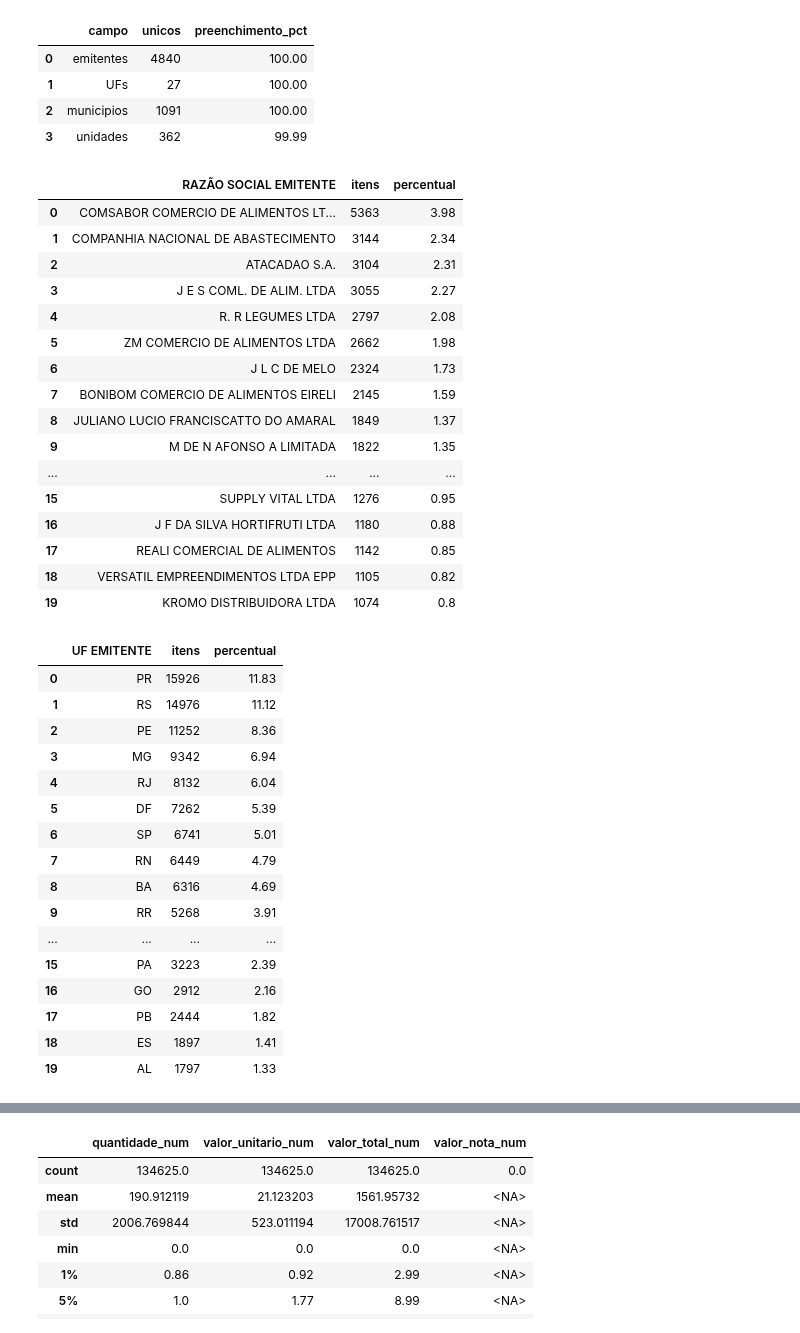
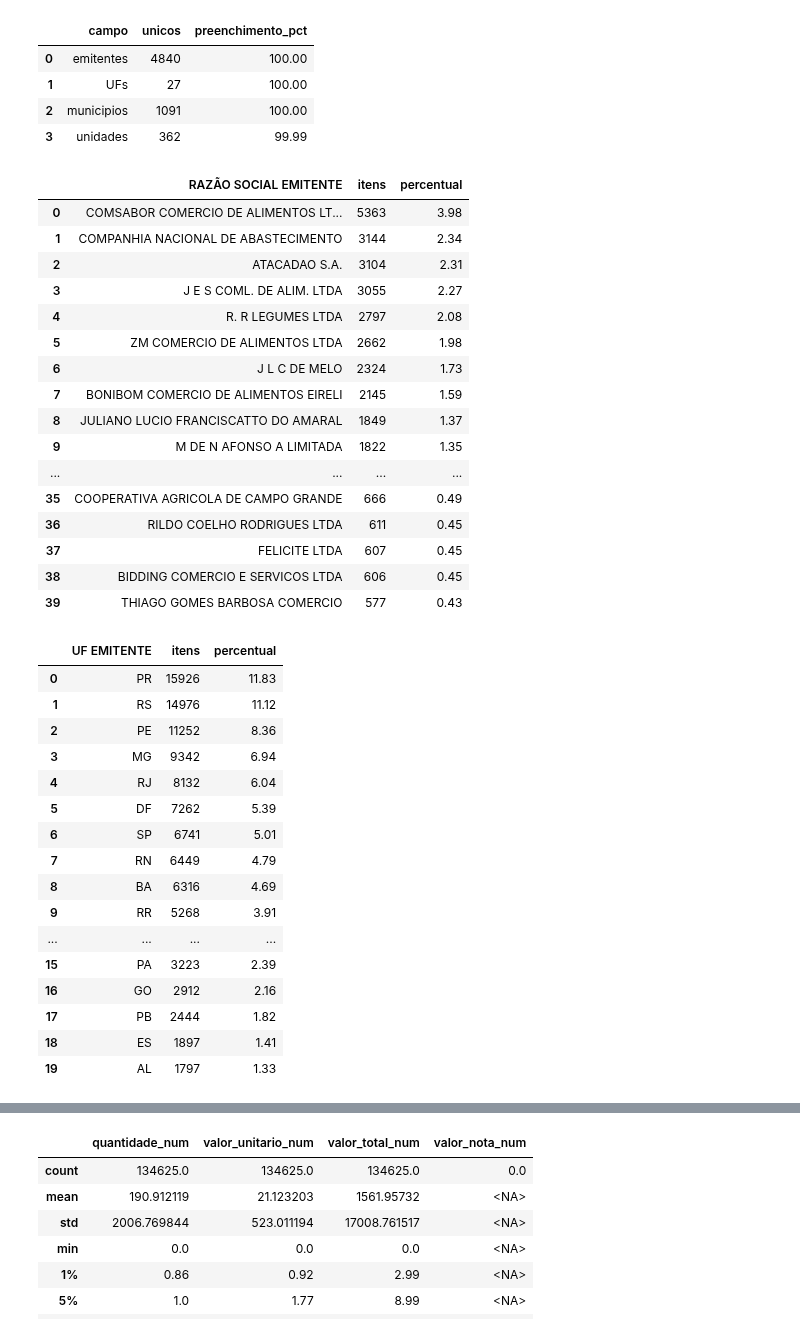
Before and after one commit to Samuca47prog/Nofis-Classifier, a Jupyter notebook: notebooks/03_interim_data_exploration.ipynb, the cells around one changed output, grey strips where cells are left out. Cells and saved outputs as stored; diff of their text form; code cells hidden in the pictures.

```diff
--- a/notebooks/03_interim_data_exploration.ipynb
+++ b/notebooks/03_interim_data_exploration.ipynb
@@ -689,39 +689,39 @@ def top_counts(column, n=20):
     return (
         items[column]
         .astype("string")
         .value_counts(dropna=False)
         .rename_axis(column)
         .reset_index(name="itens")
         .assign(percentual=lambda d: pct(d["itens"] / len(items)))
         .head(n)
     )
 
 if emitente_col:
-    display(top_counts(emitente_col, 20))
+    display(top_counts(emitente_col, 40))
 if uf_col:
     display(top_counts(uf_col, 20))
 if municipio_col:
     display(top_counts(municipio_col, 20))
 if unidade_col:
     display(top_counts(unidade_col, 30))
 # %% [output]
 |  | RAZÃO SOCIAL EMITENTE | itens | percentual |
 | 0 | COMSABOR COMERCIO DE ALIMENTOS LT... | 5363 | 3.98 |
 | 1 | COMPANHIA NACIONAL DE ABASTECIMENTO | 3144 | 2.34 |
 | 2 | ATACADAO S.A. | 3104 | 2.31 |
 | 3 | J E S COML. DE ALIM. LTDA | 3055 | 2.27 |
 | 4 | R. R LEGUMES LTDA | 2797 | 2.08 |
 | 5 | ZM COMERCIO DE ALIMENTOS LTDA | 2662 | 1.98 |
 | 6 | J L C DE MELO | 2324 | 1.73 |
 | 7 | BONIBOM COMERCIO DE ALIMENTOS EIRELI | 2145 | 1.59 |
 | 8 | JULIANO LUCIO FRANCISCATTO DO AMARAL | 1849 | 1.37 |
 | 9 | M DE N AFONSO A LIMITADA | 1822 | 1.35 |
 | ... | ... | ... | ... |
-| 15 | SUPPLY VITAL LTDA | 1276 | 0.95 |
-| 16 | J F DA SILVA HORTIFRUTI LTDA | 1180 | 0.88 |
-| 17 | REALI COMERCIAL DE ALIMENTOS | 1142 | 0.85 |
-| 18 | VERSATIL EMPREENDIMENTOS LTDA EPP | 1105 | 0.82 |
-| 19 | KROMO DISTRIBUIDORA LTDA | 1074 | 0.8 |
+| 35 | COOPERATIVA AGRICOLA DE CAMPO GRANDE | 666 | 0.49 |
+| 36 | RILDO COELHO RODRIGUES LTDA | 611 | 0.45 |
+| 37 | FELICITE LTDA | 607 | 0.45 |
+| 38 | BIDDING COMERCIO E SERVICOS LTDA | 606 | 0.45 |
+| 39 | THIAGO GOMES BARBOSA COMERCIO | 577 | 0.43 |
 |  | UF EMITENTE | itens | percentual |
 | 0 | PR | 15926 | 11.83 |
 | 1 | RS | 14976 | 11.12 |
```
Also changed, not shown: 18 other files.
